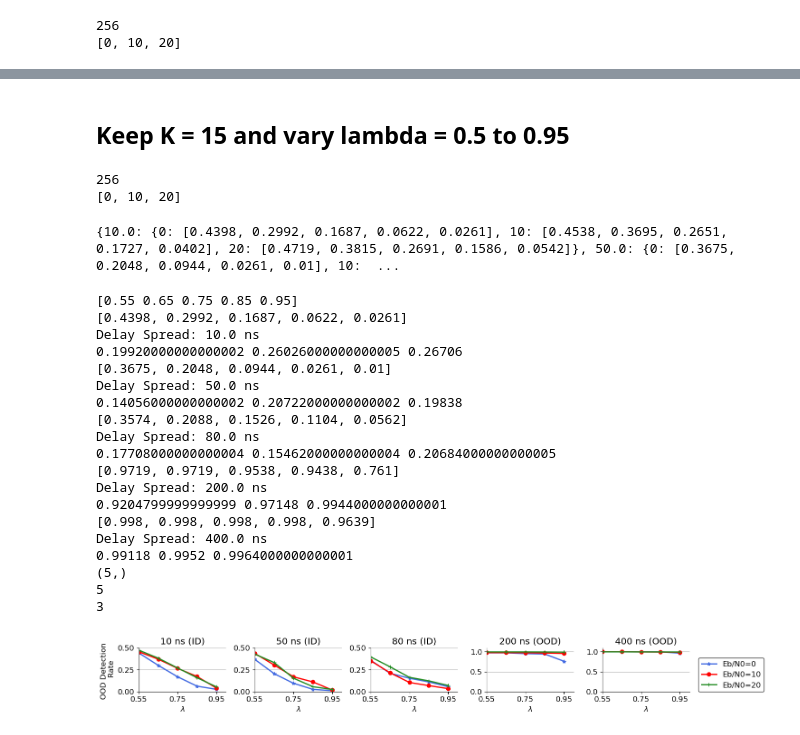
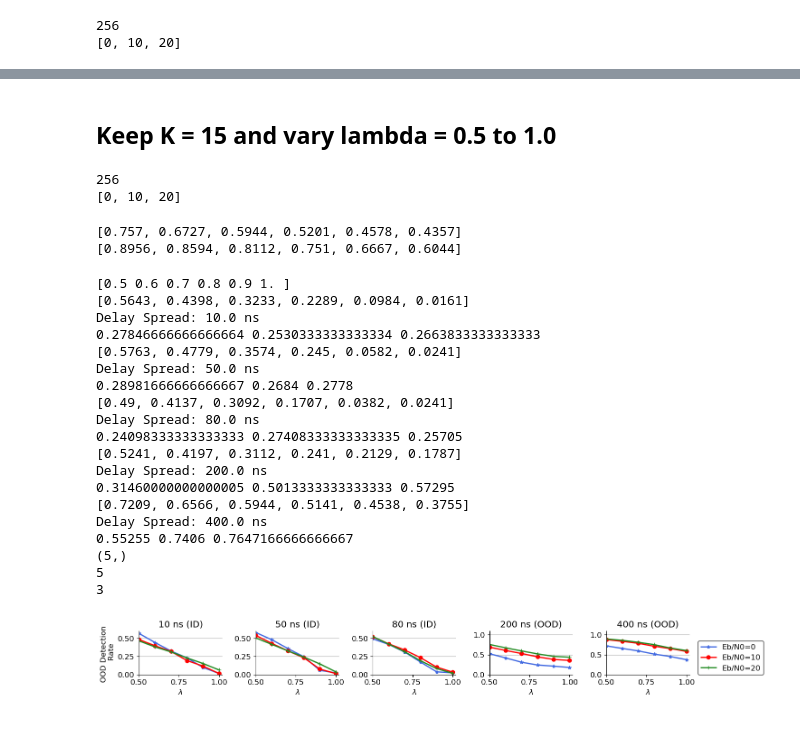
Before and after one commit to nasimsoltani/VERITAS, a Jupyter notebook: Monitor/OOD_detection_and_plot_Delay_Spread.ipynb, the cells around one changed output, grey strips where cells are left out. Saved outputs shown, nothing was run; the diff lists cells and outputs as text; code cells hidden in the pictures.

```diff
--- a/Monitor/OOD_detection_and_plot_Delay_Spread.ipynb
+++ b/Monitor/OOD_detection_and_plot_Delay_Spread.ipynb
@@ -18,7 +18,7 @@ import os
 # %%
 # set according to your paths
 
-pred_pkl_path = '/home/ns38942/VERITAS/Monitor/results/preds_Delay_Spread.pkl'
+pred_pkl_path = '/home/ns38942/VERITAS/Monitor/results/goods/preds_Delay_Spread.pkl'
 # %% [markdown]
 ## Read the pickle file containing test results
 # %%
@@ -475,8 +481,8 @@ color_list = ['royalblue','red','ForestGreen','orange','black','violet', 'cyan',
 legends = ['Eb/N0=0','Eb/N0=10','Eb/N0=20']
 markers = ['*','o','+','x']
 titles = ['10 ns (ID)','50 ns (ID)','80 ns (ID)','200 ns (OOD)','400 ns (OOD)']
-y_limits = [[0,0.25],[0,0.25],[0,0.25],[0,1.1],[0,1.1]]
-y_tick_list = [[0,0.1,0.2],[0,0.1,0.2],[0,0.1,0.2],[0,0.5,1],[0,0.5,1]]
+y_limits = [[0,0.4],[0,0.4],[0,0.4],[0,1.1],[0,1.1]]
+y_tick_list = [[0,0.15,0.3],[0,0.15,0.3],[0,0.15,0.3],[0,0.5,1],[0,0.5,1]]
 
 
 plt.rcParams['axes.titley'] = 1    # y is in axes-relative coordinates.
@@ -535,7 +541,7 @@ speed 0 m/s
 # %% [markdown]
-## Keep K = 15 and vary lambda = 0.5 to 0.95
+## Keep K = 15 and vary lambda = 0.5 to 1.0
 # %%
-lambda_vals = [0.55, 0.65, 0.75, 0.85, 0.95]
+lambda_vals = [0.5, 0.6, 0.7, 0.8, 0.9, 1.0]
 
 k_neighbor = 15
 feature_dim = 256
@@ -657,11 +663,16 @@ for lambda_val in lambda_vals:
             ood_dict[speed][SNR_range[j]].append(round(All_SNR_accuracies[j][i],4))
 
 
-print(ood_dict)
+# print(ood_dict)
 # %% [output]
 256
 [0, 10, 20]
-{10.0: {0: [0.4398, 0.2992, 0.1687, 0.0622, 0.0261], 10: [0.4538, 0.3695, 0.2651, 0.1727, 0.0402], 20: [0.4719, 0.3815, 0.2691, 0.1586, 0.0542]}, 50.0: {0: [0.3675, 0.2048, 0.0944, 0.0261, 0.01], 10:  ...
+# %%
+print(ood_dict[200][20])
+print(ood_dict[400][20])
+# %% [output]
+[0.757, 0.6727, 0.5944, 0.5201, 0.4578, 0.4357]
+[0.8956, 0.8594, 0.8112, 0.751, 0.6667, 0.6044]
 # %%
 # plotting ood detection rate
 
@@ -686,7 +697,7 @@ color_list = ['royalblue','red','ForestGreen','orange','black','violet', 'cyan',
 legends = ['Eb/N0=0','Eb/N0=10','Eb/N0=20']
 markers = ['*','o','+','x']
 titles = ['10 ns (ID)','50 ns (ID)','80 ns (ID)','200 ns (OOD)','400 ns (OOD)']
-y_limits = [[0,0.5],[0,0.5],[0,0.5],[0,1.1],[0,1.1]]
+y_limits = [[0,0.6],[0,0.6],[0,0.6],[0,1.1],[0,1.1]]
 y_tick_list = [[0,0.25,0.5],[0,0.25,0.5],[0,0.25,0.5],[0,0.5,1],[0,0.5,1]]
 
 
@@ -702,43 +713,43 @@ for i in range(len(y)):
     this_y = y[i]
     ax = axes[i]
     ax.spines[['right', 'top']].set_visible(False)
     for j in range(len(this_y)):
         this_line = this_y[j]
         ax.plot(x, this_line, linewidth=2, color=color_list[j], label=legends[j], marker=markers[j])
     ax.set_ylim(y_limits[i])
-    ax.set_xlim([x[0],1.0])
+    ax.set_xlim([x[0],1.02])
     ax.set_xticks([x[0],0.75,x[-1]])
     ax.set_yticks(y_tick_list[i])
     ax.set_xlabel('$\lambda$')
     ax.set_title(titles[i])
     ax.yaxis.grid()
     # put y lable just for fist plot
     if i == 0:
         ax.set_ylabel('OOD Detection \n Rate')
     # put legend just for last subplot
     if i == len(y)-1:
         ax.legend(loc='lower left',bbox_to_anchor=(1.1, 0), ncol=1, borderaxespad=0, edgecolor='black')
 
 fig.tight_layout(pad=1.0)
 plt.savefig('foo.pdf', bbox_inches='tight')
 # %% [output]
-[0.55 0.65 0.75 0.85 0.95]
-[0.4398, 0.2992, 0.1687, 0.0622, 0.0261]
+[0.5 0.6 0.7 0.8 0.9 1. ]
+[0.5643, 0.4398, 0.3233, 0.2289, 0.0984, 0.0161]
 Delay Spread: 10.0 ns
-0.19920000000000002 0.26026000000000005 0.26706
-[0.3675, 0.2048, 0.0944, 0.0261, 0.01]
+0.27846666666666664 0.2530333333333334 0.2663833333333333
+[0.5763, 0.4779, 0.3574, 0.245, 0.0582, 0.0241]
 Delay Spread: 50.0 ns
-0.14056000000000002 0.20722000000000002 0.19838
-[0.3574, 0.2088, 0.1526, 0.1104, 0.0562]
+0.28981666666666667 0.2684 0.2778
+[0.49, 0.4137, 0.3092, 0.1707, 0.0382, 0.0241]
 Delay Spread: 80.0 ns
-0.17708000000000004 0.15462000000000004 0.20684000000000005
-[0.9719, 0.9719, 0.9538, 0.9438, 0.761]
+0.24098333333333333 0.27408333333333335 0.25705
+[0.5241, 0.4197, 0.3112, 0.241, 0.2129, 0.1787]
 Delay Spread: 200.0 ns
-0.9204799999999999 0.97148 0.9944000000000001
-[0.998, 0.998, 0.998, 0.998, 0.9639]
+0.31460000000000005 0.5013333333333333 0.57295
+[0.7209, 0.6566, 0.5944, 0.5141, 0.4538, 0.3755]
 Delay Spread: 400.0 ns
-0.99118 0.9952 0.9964000000000001
+0.55255 0.7406 0.7647166666666667
 (5,)
 5
 3
-[figure, old version]
+[figure, new version]
```
Also changed, not shown: parts of 5 cells of this notebook, 1 other file.
